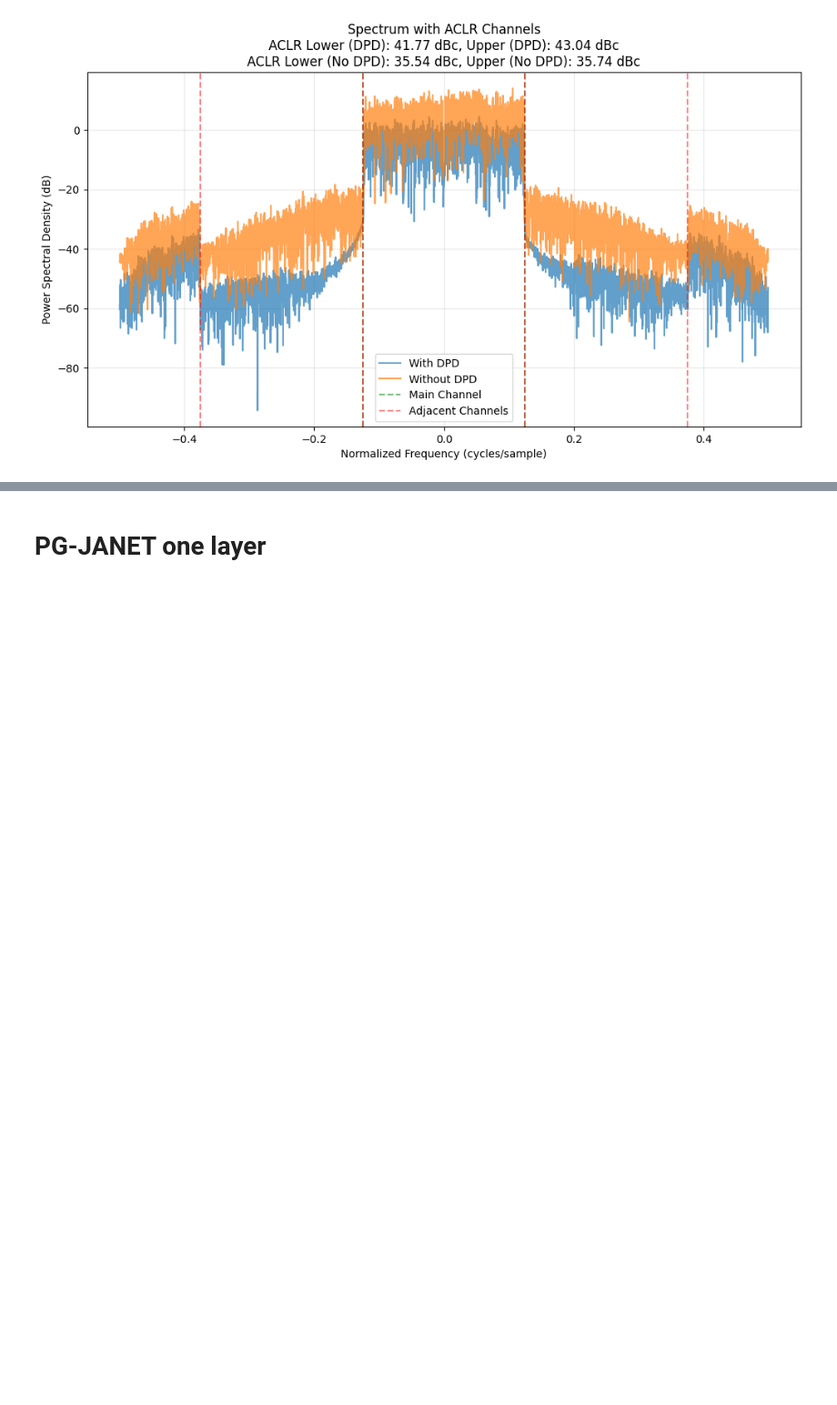
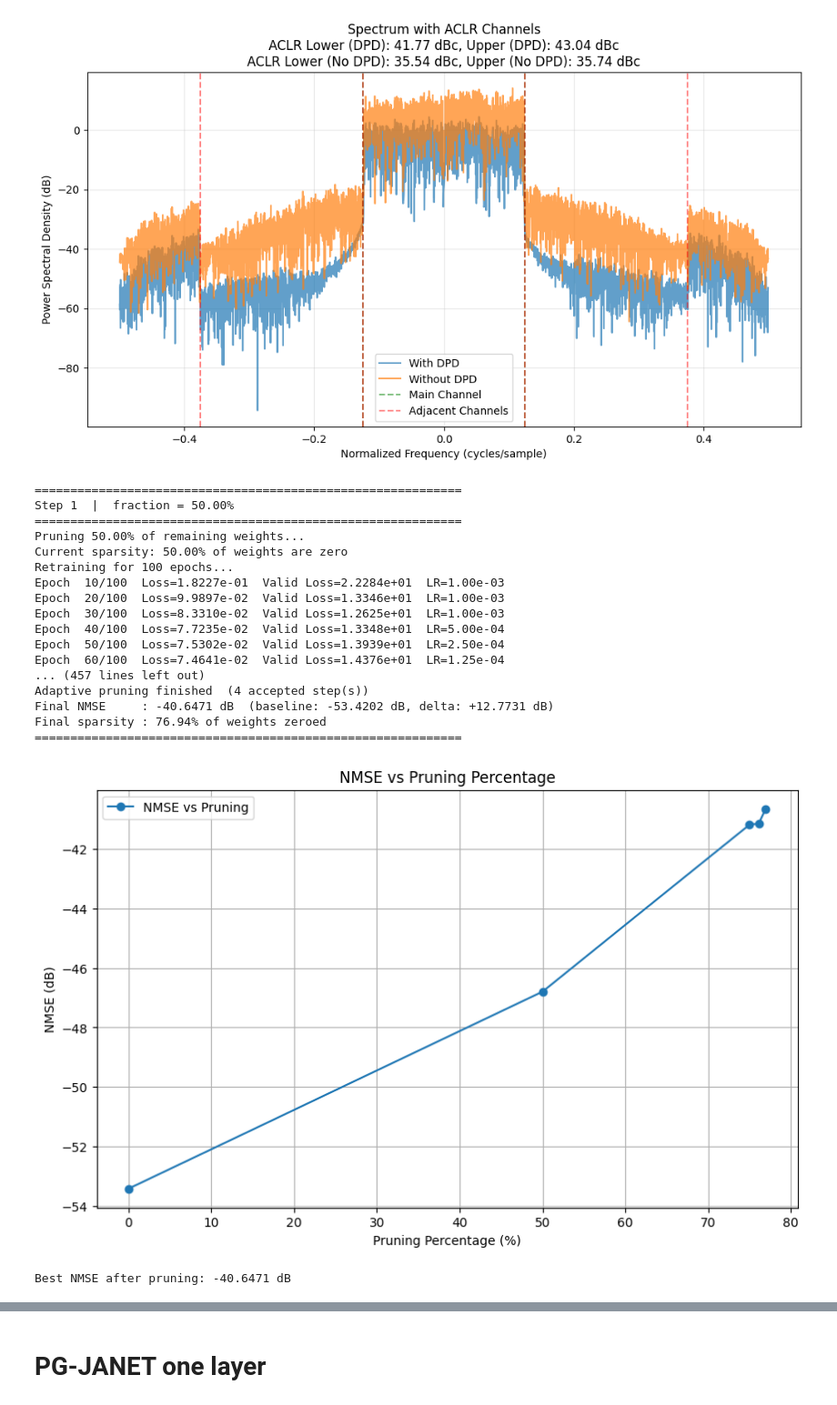
Before and after one commit to aquigney/sparseDPD, a Jupyter notebook: open_dpd_pruning/open_dpd_dataset_pruning.ipynb, the cells around one changed output, grey strips where cells are left out. Shown at 91% size. Drawn from its saved outputs; the diff is of its cells as text; code cells hidden in the pictures; blank space fills up the shorter version.

```diff
--- a/open_dpd_pruning/open_dpd_dataset_pruning.ipynb
+++ b/open_dpd_pruning/open_dpd_dataset_pruning.ipynb
@@ -154,20 +154,43 @@ EVM (dB): -49.818 dB
 # %%
 # Now try an adaptive pruning approach
 
 
 adaptive_pruning_experiment = AdaptiveDatapathPruningExperiment(
     datapath=datapath_pntdnn_one_layer,
     training_dataset=openDPD_dataManager.training_dataset,
     validation_dataset=openDPD_dataManager.validation_dataset,
     test_dataset=openDPD_dataManager.test_dataset,
     retrain_epochs=100,
-    ila_iterations = 1,
-    initial_prune_fraction=0.2,
+    ila_iterations = 3,
+    initial_prune_fraction=0.5,
     max_prune_fraction=0.5,
     min_prune_fraction=0.01,
-    nmse_tolerance=-40
+    nmse_tolerance=13.4779
 )
 
 adaptive_pruning_experiment.run()
 
 print("Best NMSE after pruning: {:.4f} dB".format(adaptive_pruning_experiment.best_datapath.calculate_nmse(openDPD_dataManager.test_dataset.input_data)))
+
+pntdnn_best_adaptive_pruned_model = adaptive_pruning_experiment.best_datapath.inverse_model
+pntdnn_best_adaptive_pruned_model.write_nn_to_file('pntdnn_one_layer_adaptive_pruned_inverse_model_open.pt')
+# %% [output]
+============================================================
+Step 1  |  fraction = 50.00%
+============================================================
+Pruning 50.00% of remaining weights...
+Current sparsity: 50.00% of weights are zero
+Retraining for 100 epochs...
+Epoch  10/100  Loss=1.8227e-01  Valid Loss=2.2284e+01  LR=1.00e-03
+Epoch  20/100  Loss=9.9897e-02  Valid Loss=1.3346e+01  LR=1.00e-03
+Epoch  30/100  Loss=8.3310e-02  Valid Loss=1.2625e+01  LR=1.00e-03
+Epoch  40/100  Loss=7.7235e-02  Valid Loss=1.3348e+01  LR=5.00e-04
+Epoch  50/100  Loss=7.5302e-02  Valid Loss=1.3939e+01  LR=2.50e-04
+Epoch  60/100  Loss=7.4641e-02  Valid Loss=1.4376e+01  LR=1.25e-04
+... (457 lines left out)
+Adaptive pruning finished  (4 accepted step(s))
+Final NMSE     : -40.6471 dB  (baseline: -53.4202 dB, delta: +12.7731 dB)
+Final sparsity : 76.94% of weights zeroed
+============================================================
+[figure, added]
+Best NMSE after pruning: -40.6471 dB
```
Also changed, not shown: parts of 12 cells of this notebook, 3 other files.
